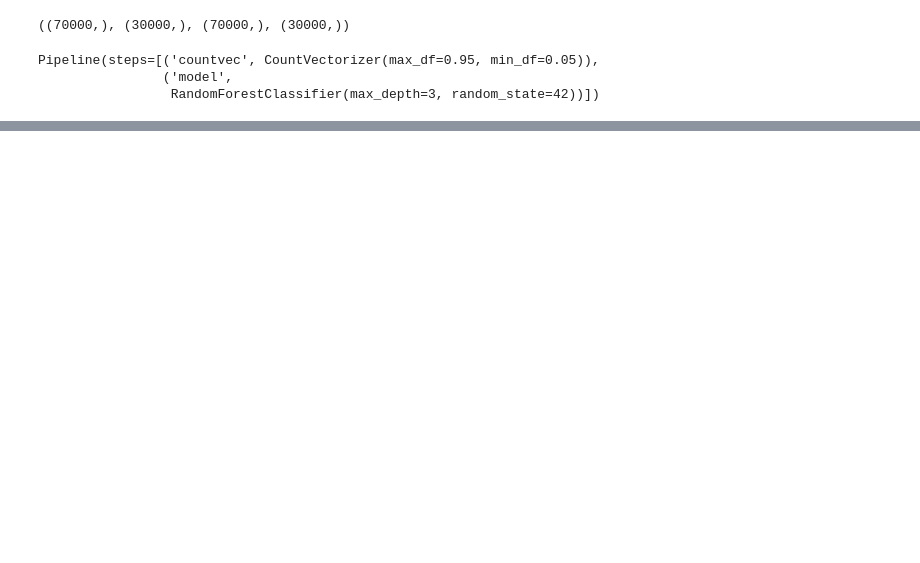
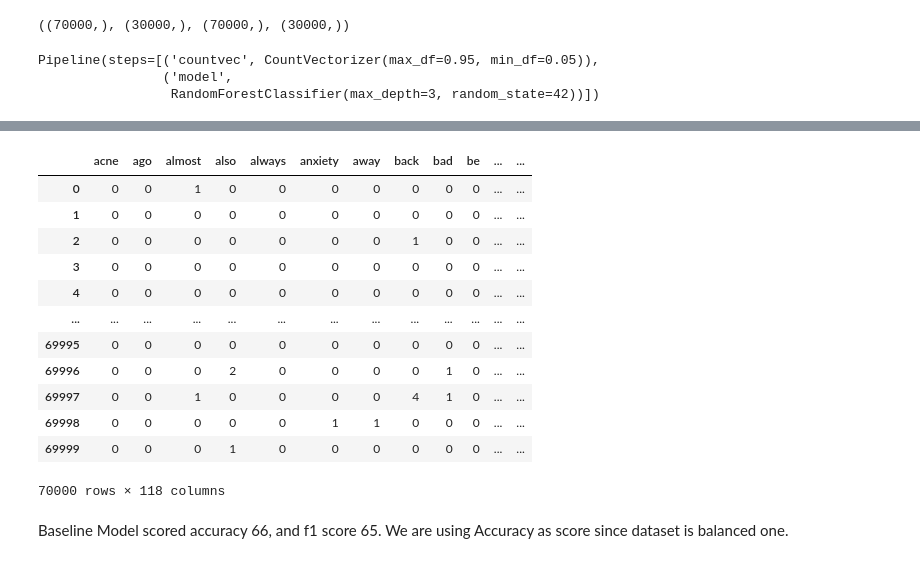
Before and after one commit to YamunaU75/FortuneMedical, a Jupyter notebook: FortuneMedical.ipynb, the cells around one changed output, grey strips where cells are left out. Drawn from its saved outputs; the diff is of its cells as text; code cells hidden in the pictures; blank space fills up the shorter version.

```diff
--- a/FortuneMedical.ipynb
+++ b/FortuneMedical.ipynb
@@ -521,0 +515,25 @@ ConfusionMatrixDisplay.from_estimator(model1_pipe, X_test, y_test);
+# %%
+#Get the feature names from the vectorized X
+feature_names = model1_pipe['countvec'].get_feature_names_out()
+
+# retrieving transformed X_train and X_test
+X_train_trans = model1_pipe.named_steps['countvec'].transform(X_train_trans)
+X_test_trans = model1_pipe.named_steps['countvec'].transform(X_test_trans)
+
+pd.DataFrame(X_train_trans.toarray(),columns=feature_names)
+# %% [output]
+|  | acne | ago | almost | also | always | anxiety | away | back | bad | be | ... | ... |
+| 0 | 0 | 0 | 1 | 0 | 0 | 0 | 0 | 0 | 0 | 0 | ... | ... |
+| 1 | 0 | 0 | 0 | 0 | 0 | 0 | 0 | 0 | 0 | 0 | ... | ... |
+| 2 | 0 | 0 | 0 | 0 | 0 | 0 | 0 | 1 | 0 | 0 | ... | ... |
+| 3 | 0 | 0 | 0 | 0 | 0 | 0 | 0 | 0 | 0 | 0 | ... | ... |
+| 4 | 0 | 0 | 0 | 0 | 0 | 0 | 0 | 0 | 0 | 0 | ... | ... |
+| ... | ... | ... | ... | ... | ... | ... | ... | ... | ... | ... | ... | ... |
+| 69995 | 0 | 0 | 0 | 0 | 0 | 0 | 0 | 0 | 0 | 0 | ... | ... |
+| 69996 | 0 | 0 | 0 | 2 | 0 | 0 | 0 | 0 | 1 | 0 | ... | ... |
+| 69997 | 0 | 0 | 1 | 0 | 0 | 0 | 0 | 4 | 1 | 0 | ... | ... |
+| 69998 | 0 | 0 | 0 | 0 | 0 | 1 | 1 | 0 | 0 | 0 | ... | ... |
+| 69999 | 0 | 0 | 0 | 1 | 0 | 0 | 0 | 0 | 0 | 0 | ... | ... |
+70000 rows × 118 columns
+# %% [markdown]
+Baseline Model scored accuracy 66, and f1 score 65. We are using Accuracy as score since dataset is balanced one.
```
Also changed, not shown: parts of 4 cells of this notebook.
